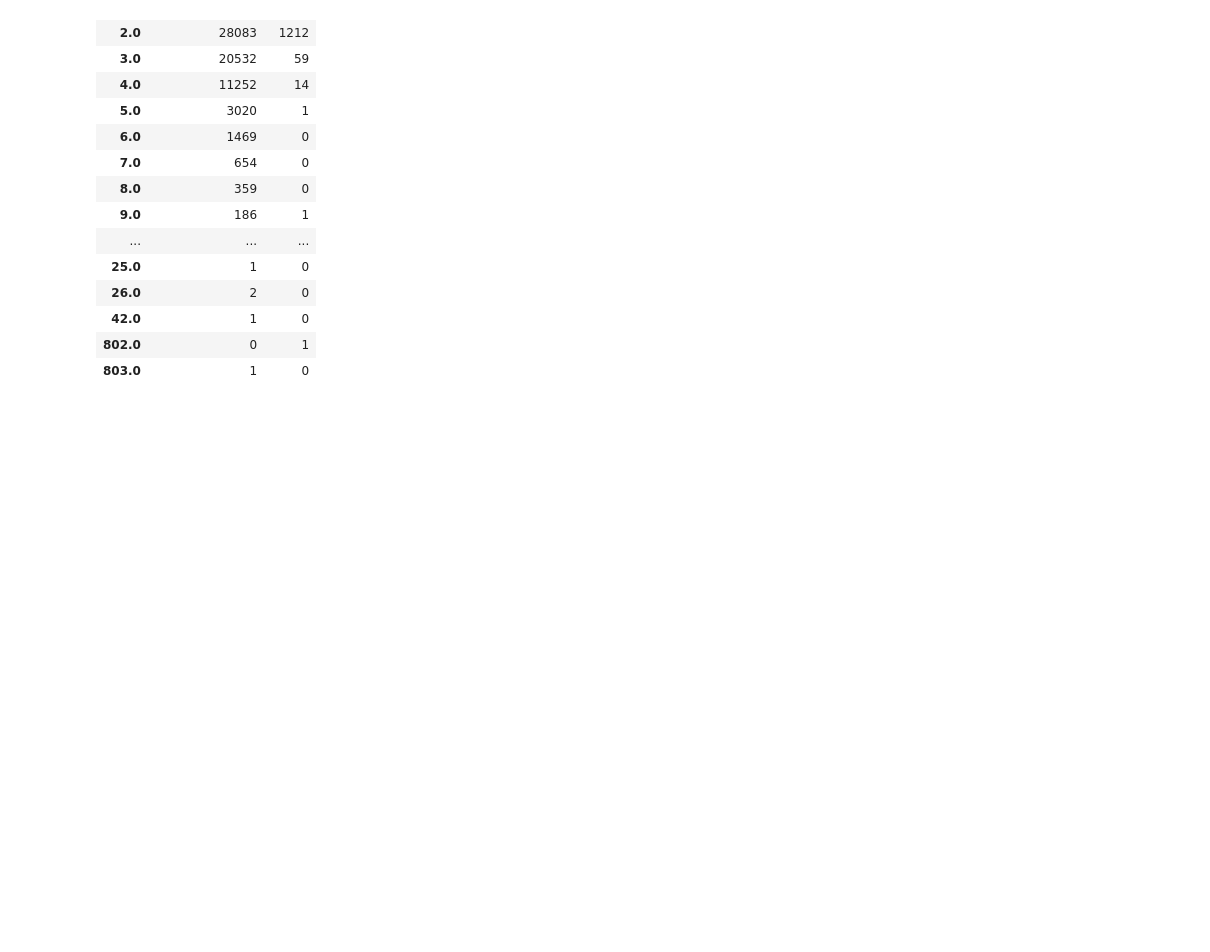
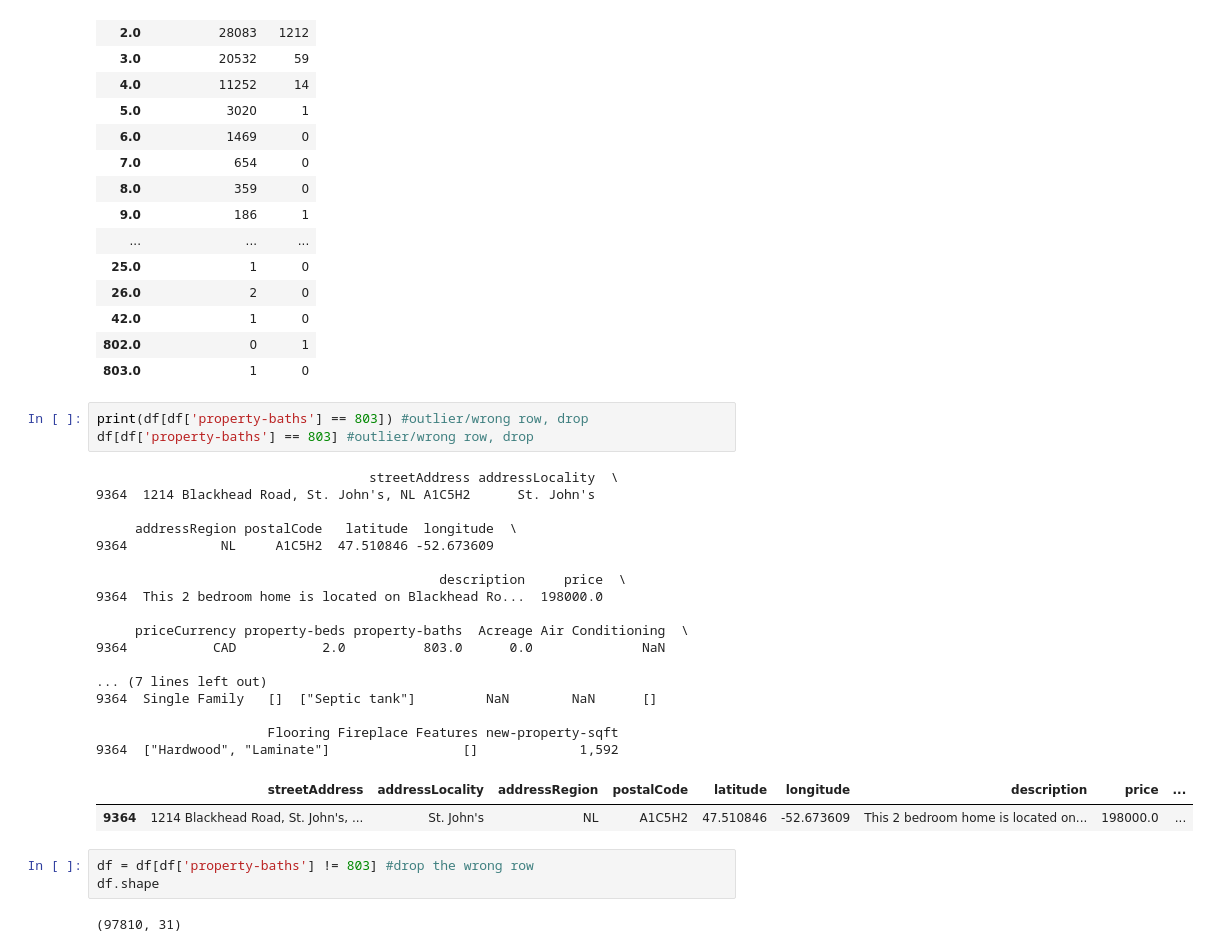
Before and after one commit to ItsAutumnSai/CanadaHousingAnalysis, a Jupyter notebook: housing.ipynb, the cells around one changed output. Cells and saved outputs as stored; diff of their text form; blank space fills up the shorter version.

```diff
--- a/housing.ipynb
+++ b/housing.ipynb
@@ -94,3 +106,31 @@ counts_df
 | 42.0 | 1 | 0 |
 | 802.0 | 0 | 1 |
 | 803.0 | 1 | 0 |
+# %%
+print(df[df['property-baths'] == 803]) #outlier/wrong row, drop
+df[df['property-baths'] == 803] #outlier/wrong row, drop
+# %% [output]
+                                   streetAddress addressLocality  \
+9364  1214 Blackhead Road, St. John's, NL A1C5H2      St. John's
+
+     addressRegion postalCode   latitude  longitude  \
+9364            NL     A1C5H2  47.510846 -52.673609
+
+                                            description     price  \
+9364  This 2 bedroom home is located on Blackhead Ro...  198000.0
+
+     priceCurrency property-beds property-baths  Acreage Air Conditioning  \
+9364           CAD           2.0          803.0      0.0              NaN
+
+... (7 lines left out)
+9364  Single Family   []  ["Septic tank"]         NaN        NaN      []
+
+                      Flooring Fireplace Features new-property-sqft
+9364  ["Hardwood", "Laminate"]                 []             1,592
+|  | streetAddress | addressLocality | addressRegion | postalCode | latitude | longitude | description | price | ... |
+| 9364 | 1214 Blackhead Road, St. John's, ... | St. John's | NL | A1C5H2 | 47.510846 | -52.673609 | This 2 bedroom home is located on... | 198000.0 | ... |
+# %%
+df = df[df['property-baths'] != 803] #drop the wrong row
+df.shape
+# %% [output]
+(97810, 31)
```
Also changed, not shown: parts of 22 cells of this notebook, 5 other files.
